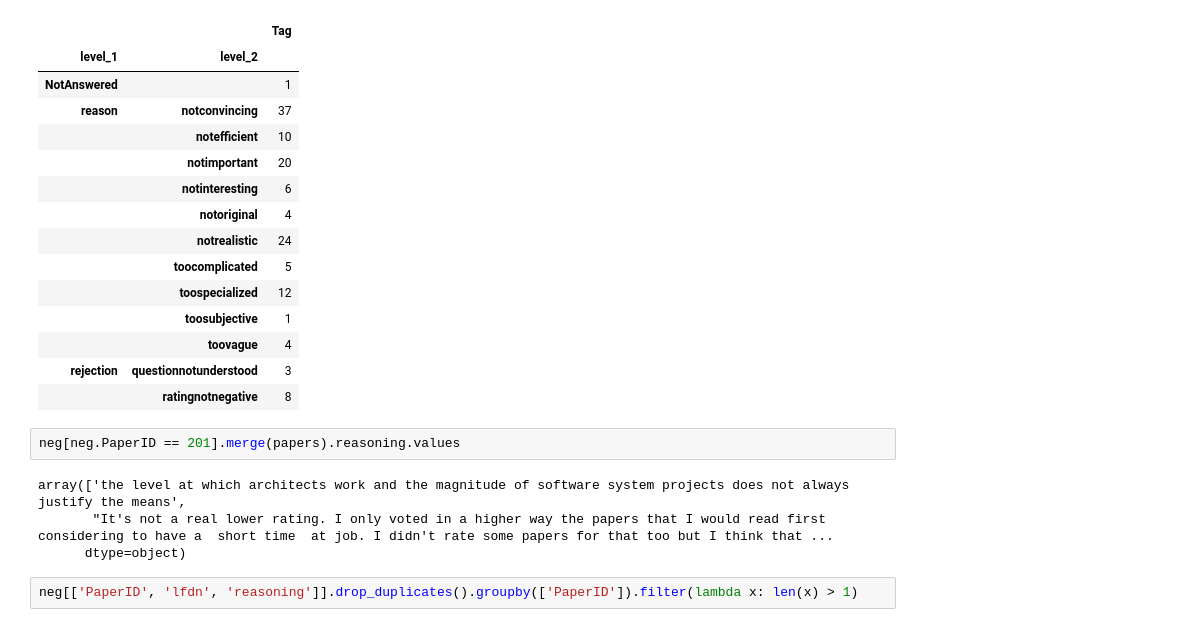
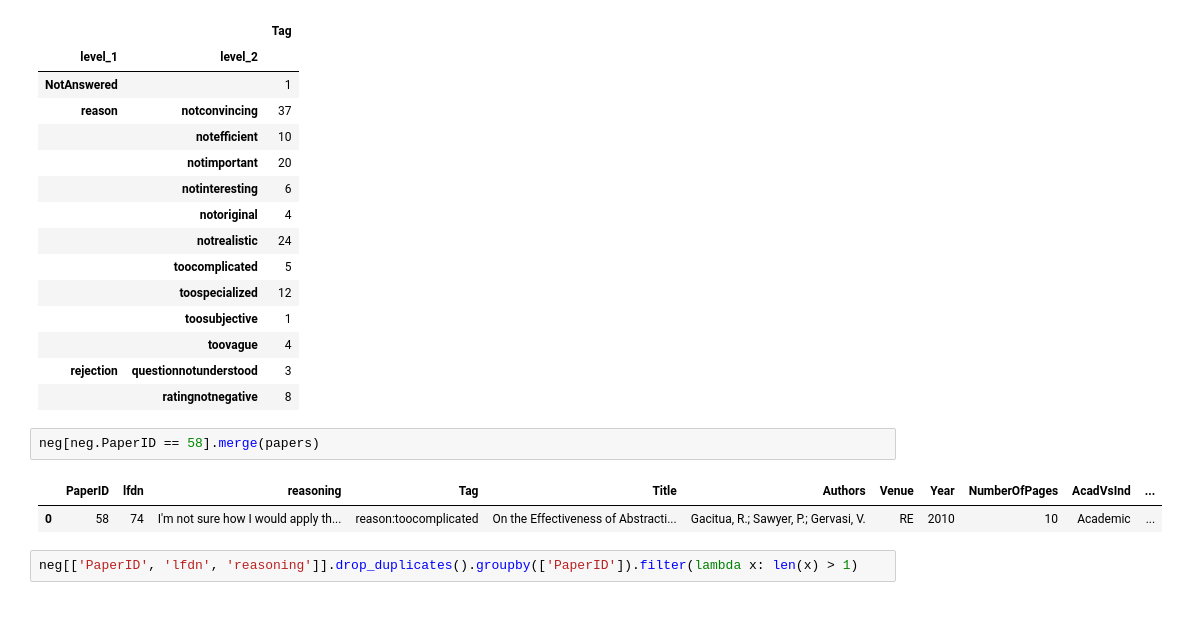
Before and after one commit to mendezfe/repract2018, a Jupyter notebook: notebooks/codedtruth/bsc-chapter-3-section-3.ipynb, the cells around one changed output. Cells and saved outputs as stored; diff of their text form.

```diff
--- a/notebooks/codedtruth/bsc-chapter-3-section-3.ipynb
+++ b/notebooks/codedtruth/bsc-chapter-3-section-3.ipynb
@@ -144,11 +140,10 @@ split_tags(neg).groupby(['level_1', 'level_2']).count()[['Tag']]
 | rejection | questionnotunderstood | 3 |
 |  | ratingnotnegative | 8 |
 # %%
-neg[neg.PaperID == 201].merge(papers).reasoning.values
+neg[neg.PaperID == 58].merge(papers)
 # %% [output]
-array(['the level at which architects work and the magnitude of software system projects does not always justify the means',
-       "It's not a real lower rating. I only voted in a higher way the papers that I would read first considering to have a  short time  at job. I didn't rate some papers for that too but I think that ...
-      dtype=object)
+|  | PaperID | lfdn | reasoning | Tag | Title | Authors | Venue | Year | NumberOfPages | AcadVsInd | ... |
+| 0 | 58 | 74 | I'm not sure how I would apply th... | reason:toocomplicated | On the Effectiveness of Abstracti... | Gacitua, R.; Sawyer, P.; Gervasi, V. | RE | 2010 | 10 | Academic | ... |
 # %%
 neg[['PaperID', 'lfdn', 'reasoning']].drop_duplicates().groupby(['PaperID']).filter(lambda x: len(x) > 1)
 # %% [output]
```
Also changed, not shown: parts of 8 cells of this notebook.
